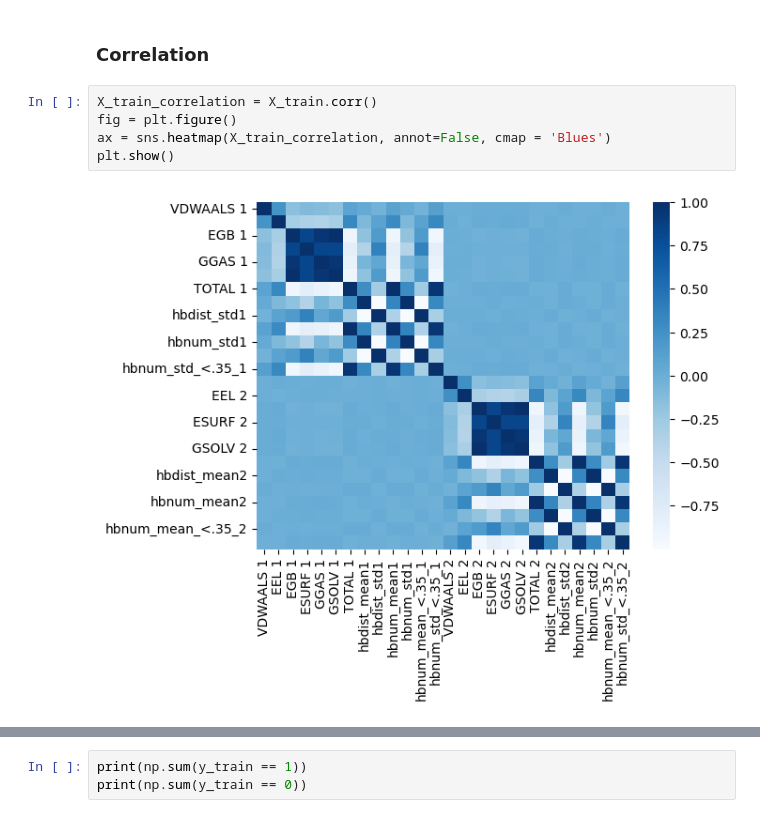
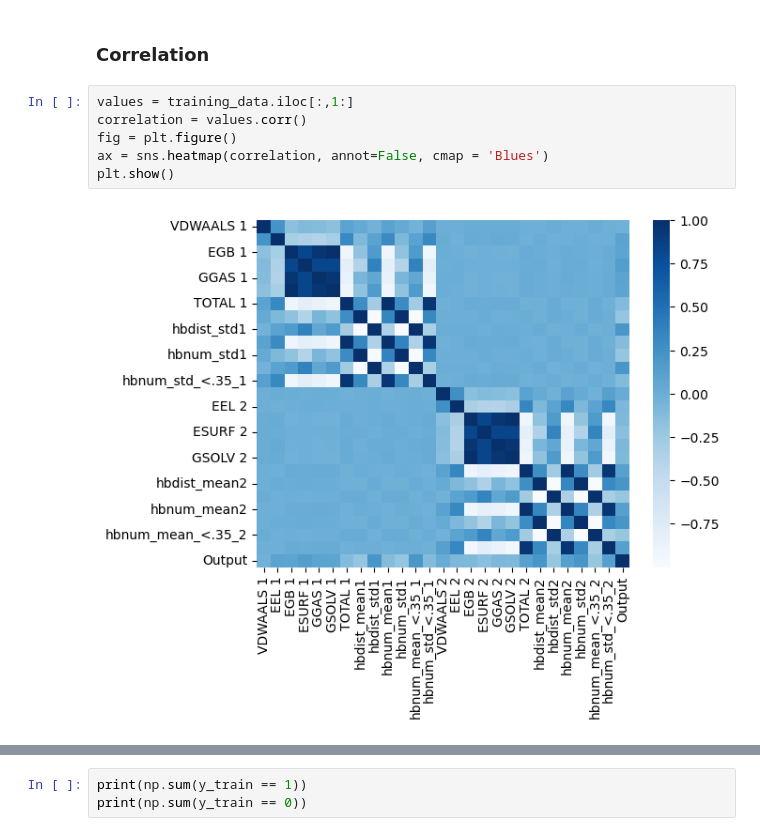
Before and after one commit to jasroopdhingra/ml-project, a Jupyter notebook: AndreaClassifiers/NaiveBayes_QDA.ipynb, the cells around one changed output, grey strips where cells are left out. Saved outputs shown, nothing was run; the diff lists cells and outputs as text.

```diff
--- a/AndreaClassifiers/NaiveBayes_QDA.ipynb
+++ b/AndreaClassifiers/NaiveBayes_QDA.ipynb
@@ -221,10 +214,11 @@ mean of cross val score:
 # %% [markdown]
 ### Correlation
 # %%
-X_train_correlation = X_train.corr()
+values = training_data.iloc[:,1:]
+correlation = values.corr()
 fig = plt.figure()
-ax = sns.heatmap(X_train_correlation, annot=False, cmap = 'Blues')
+ax = sns.heatmap(correlation, annot=False, cmap = 'Blues')
 plt.show()
 # %% [output]
-[figure, old version]
+[figure, new version]
 # %%
```
Also changed, not shown: parts of 8 cells of this notebook, 2 other files.
